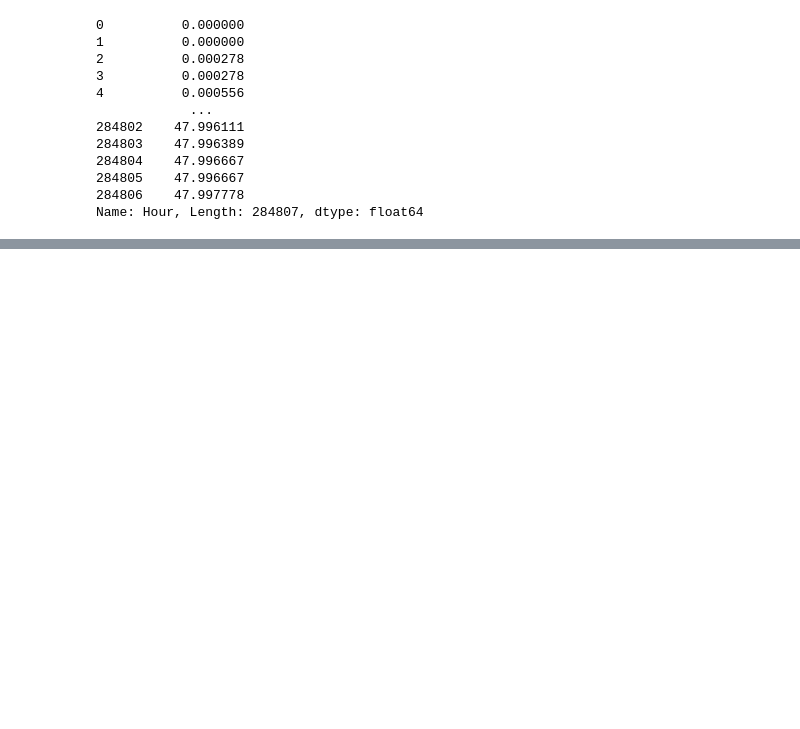
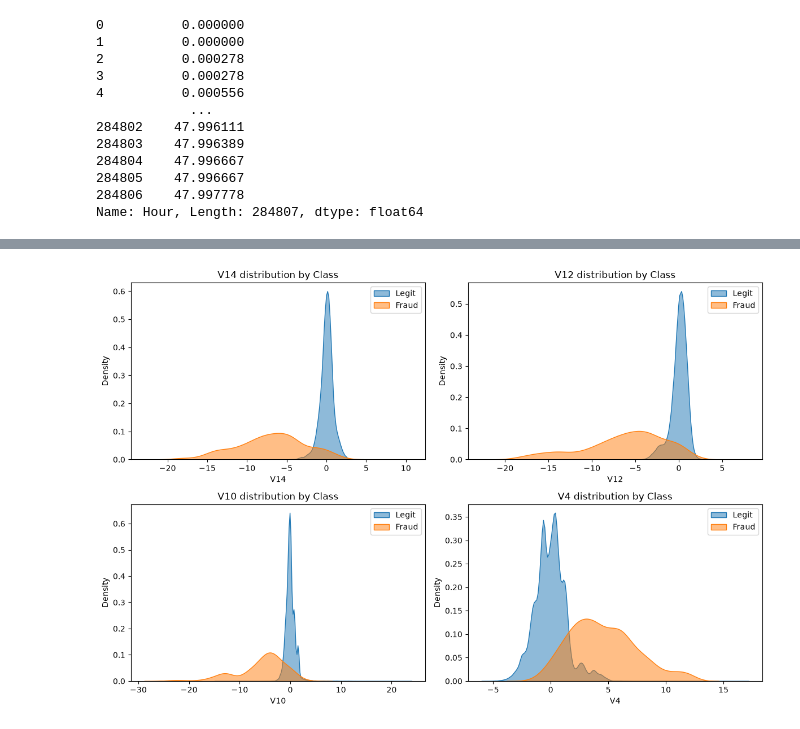
Before and after one commit to PrasadJagdale1939/credit-card-fraud-detection, a Jupyter notebook: notebooks/01_eda.ipynb, the cells around one changed output, grey strips where cells are left out. Saved outputs shown, nothing was run; the diff lists cells and outputs as text; code cells hidden in the pictures; blank space fills up the shorter version.

```diff
--- a/notebooks/01_eda.ipynb
+++ b/notebooks/01_eda.ipynb
@@ -130,0 +169,15 @@ Name: Hour, Length: 284807, dtype: float64
+# %%
+fig , axes = plt.subplots(2,2,figsize=(12,8))
+
+top_features=["V14","V12","V10","V4"]
+
+for ax, col in zip(axes.flat,top_features):
+    sns.kdeplot(df[df["Class"]==0][col],ax=ax,label="Legit",fill=True,alpha=0.5)
+    sns.kdeplot(df[df["Class"]==1][col],ax=ax,label="Fraud",fill =True,alpha=0.5)
+    ax.set_title(f"{col} distribution by Class")
+    ax.legend()
+
+plt.tight_layout()
+plt.show()
+# %% [output]
+[figure, added]
```
Also changed, not shown: parts of 4 cells of this notebook, 1 other file.
